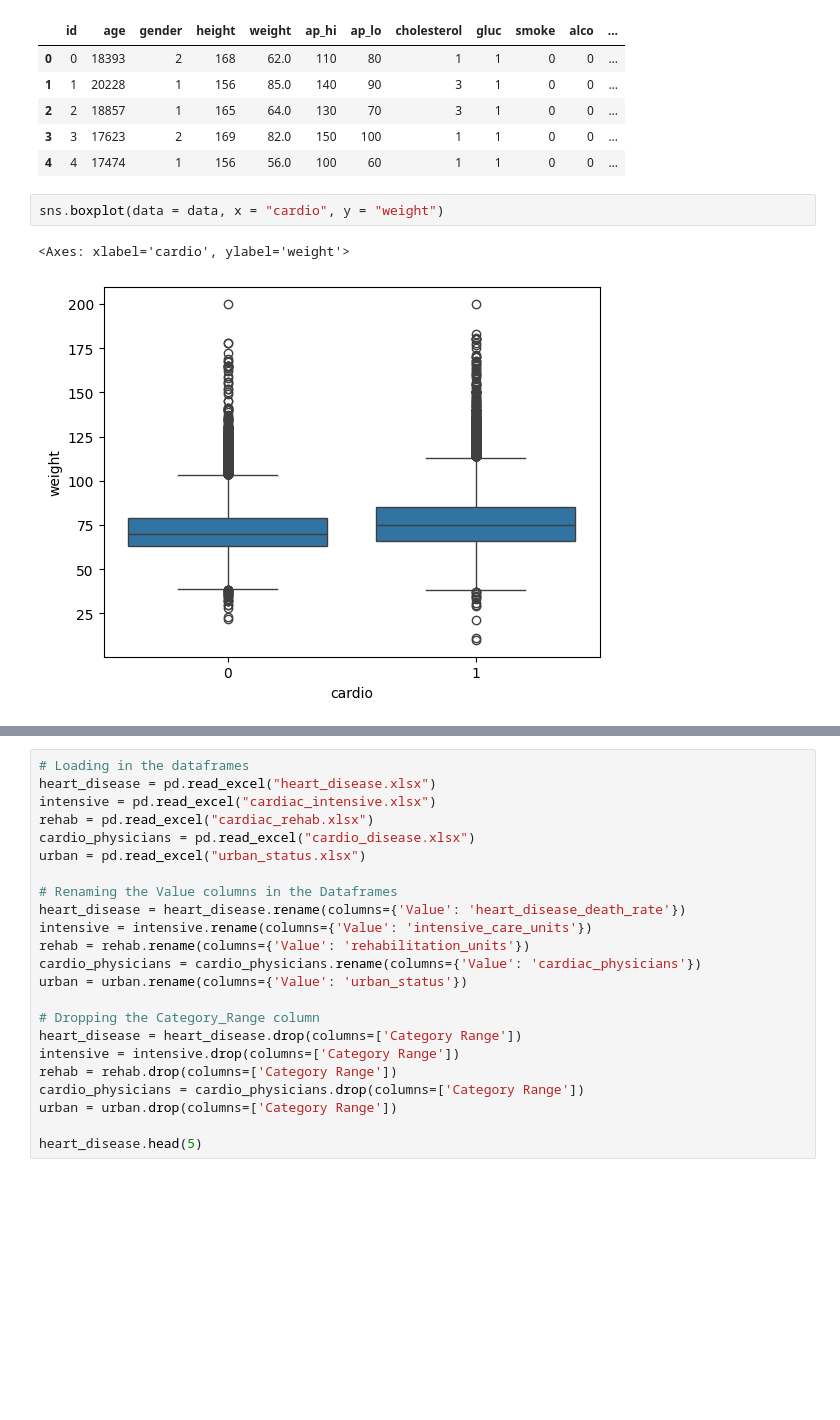
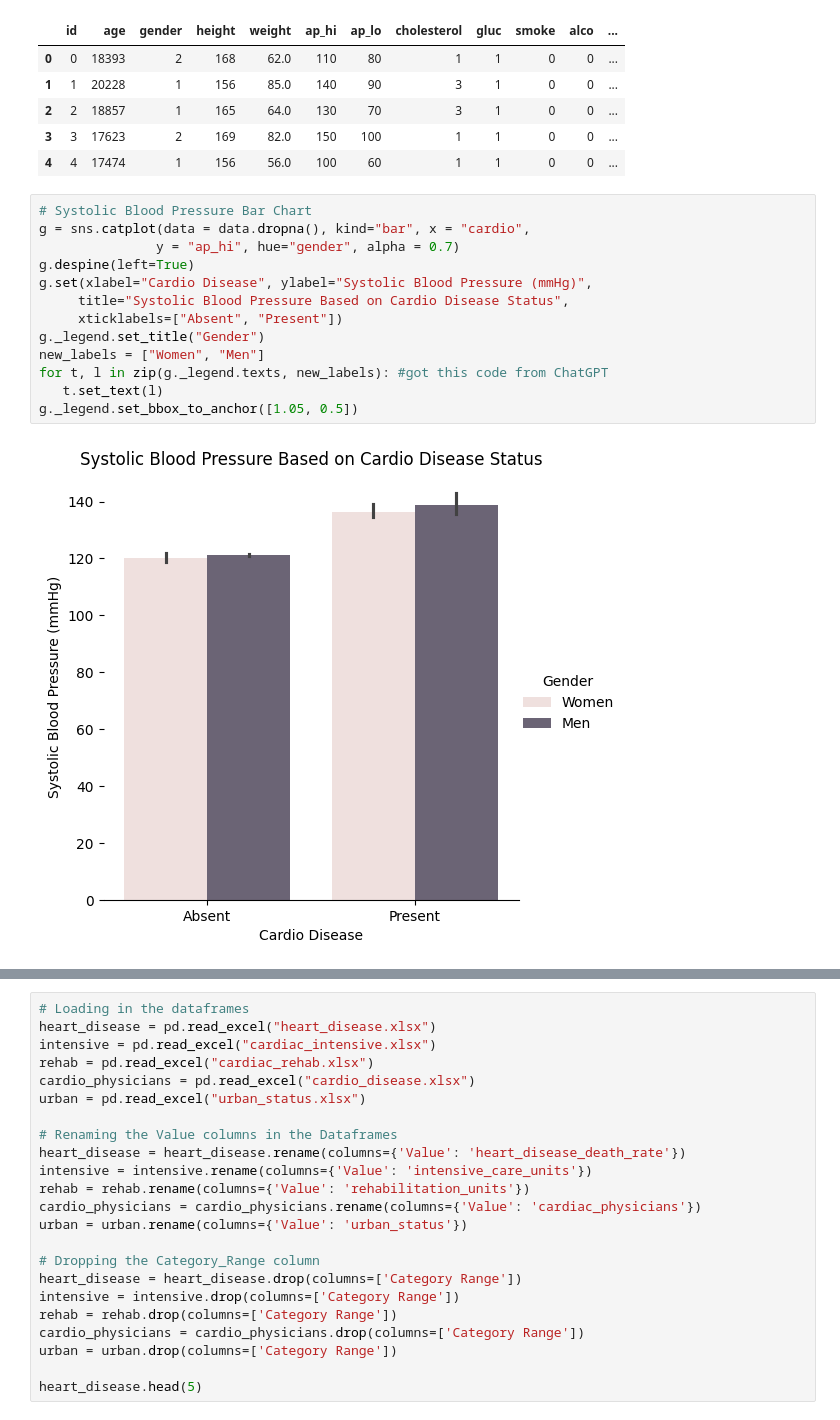
Before and after one commit to kevinwguo/216Project, a Jupyter notebook: Prototype.ipynb, the cells around one changed output, grey strips where cells are left out. Saved outputs shown, nothing was run; the diff lists cells and outputs as text; blank space fills up the shorter version.

```diff
--- a/Prototype.ipynb
+++ b/Prototype.ipynb
@@ -12,8 +12,18 @@ data.head(5)
 | 2 | 2 | 18857 | 1 | 165 | 64.0 | 130 | 70 | 3 | 1 | 0 | 0 | ... |
 | 3 | 3 | 17623 | 2 | 169 | 82.0 | 150 | 100 | 1 | 1 | 0 | 0 | ... |
 | 4 | 4 | 17474 | 1 | 156 | 56.0 | 100 | 60 | 1 | 1 | 0 | 0 | ... |
-# %%
-sns.boxplot(data = data, x = "cardio", y = "weight")
-# %% [output]
-<Axes: xlabel='cardio', ylabel='weight'>
-[figure, removed]
+# %%
+# Systolic Blood Pressure Bar Chart
+g = sns.catplot(data = data.dropna(), kind="bar", x = "cardio",
+               y = "ap_hi", hue="gender", alpha = 0.7)
+g.despine(left=True)
+g.set(xlabel="Cardio Disease", ylabel="Systolic Blood Pressure (mmHg)",
+     title="Systolic Blood Pressure Based on Cardio Disease Status",
+     xticklabels=["Absent", "Present"])
+g._legend.set_title("Gender")
+new_labels = ["Women", "Men"]
+for t, l in zip(g._legend.texts, new_labels): #got this code from ChatGPT
+   t.set_text(l)
+g._legend.set_bbox_to_anchor([1.05, 0.5])
+# %% [output]
+[figure, added]
```
Also changed, not shown: parts of 8 cells of this notebook.
